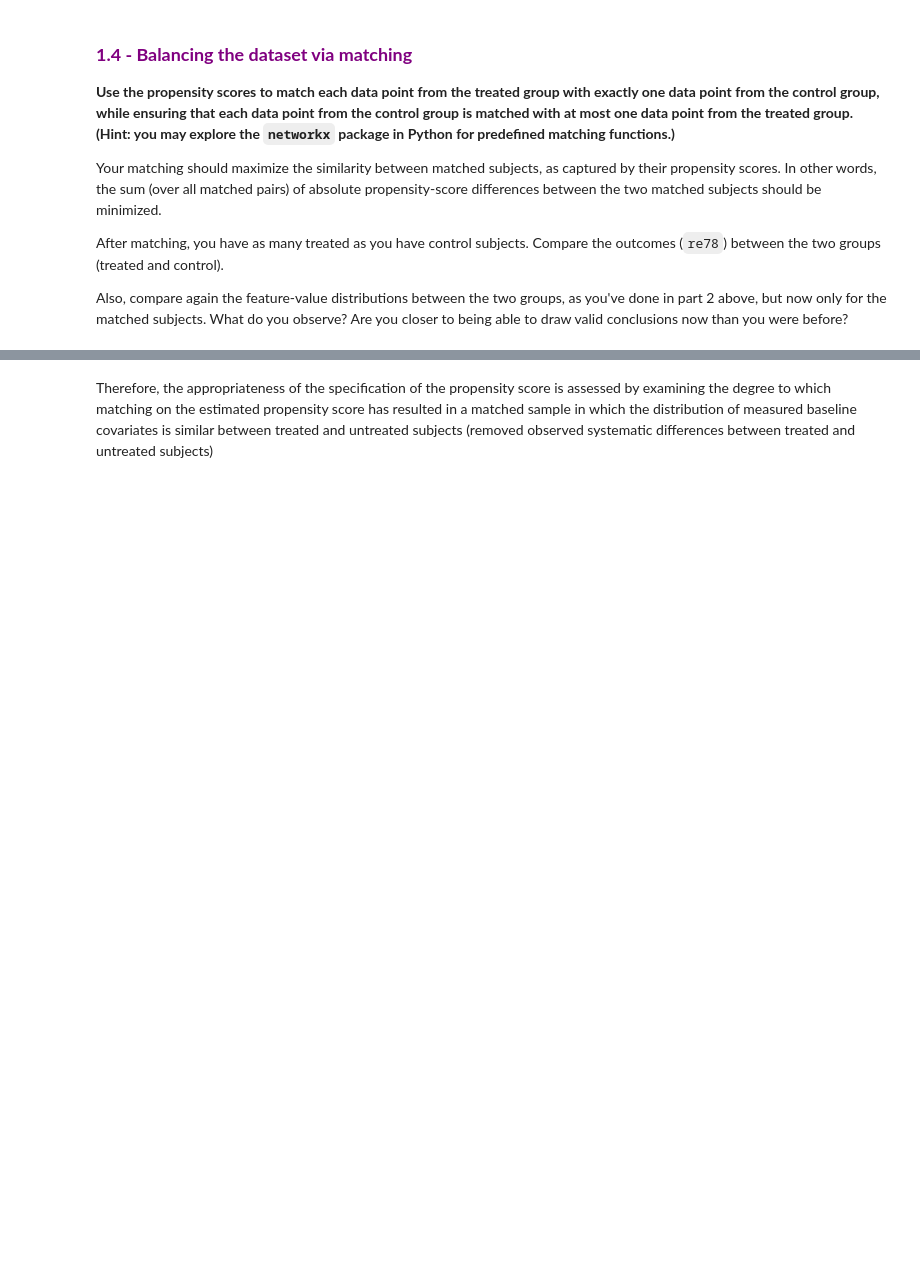
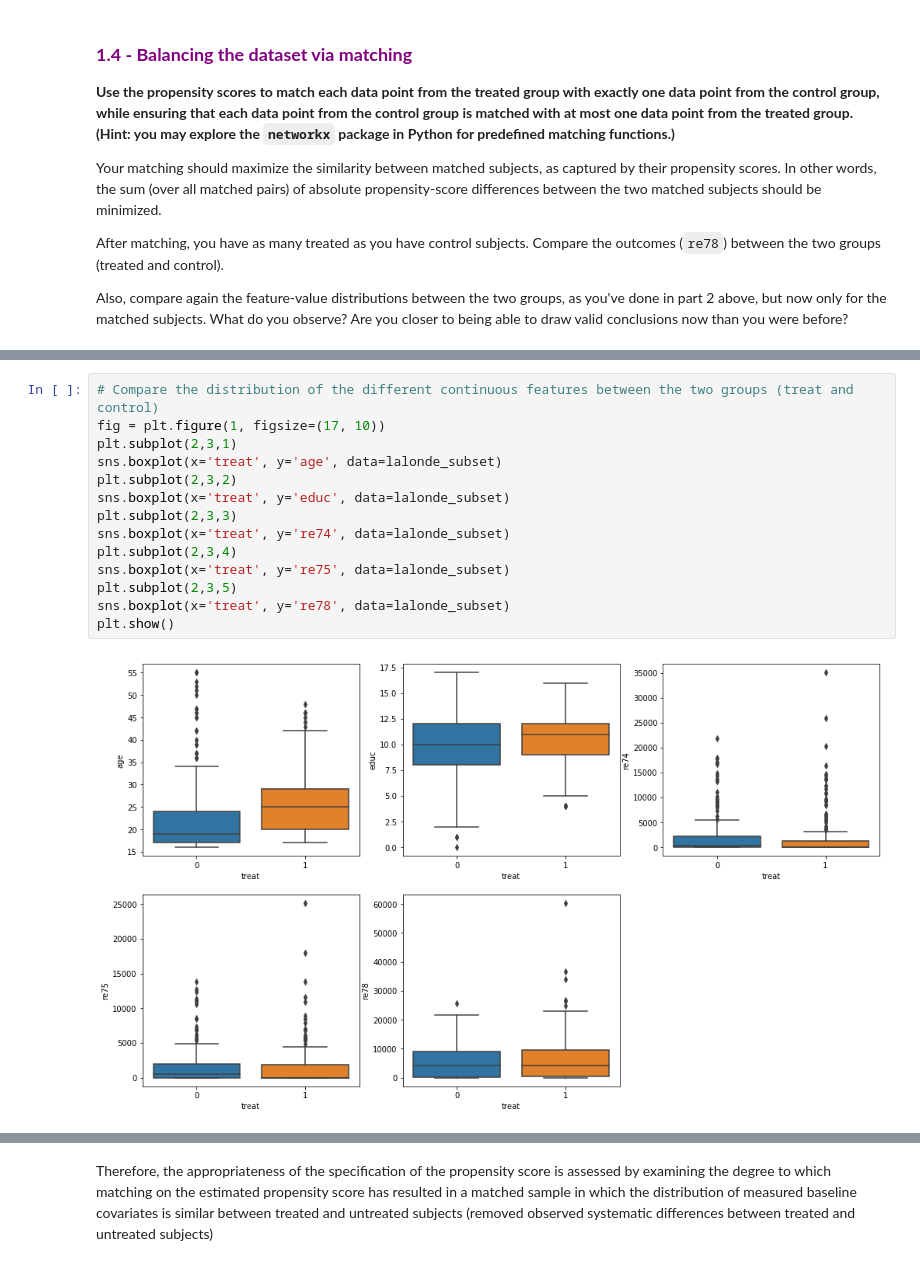
Before and after one commit to padesplaces/ada2017, a Jupyter notebook: 04 - Applied ML/Homework 4.ipynb, the cells around one changed output, grey strips where cells are left out. Saved outputs shown, nothing was run; the diff lists cells and outputs as text; blank space fills up the shorter version.

```diff
--- a/04 - Applied ML/Homework 4.ipynb
+++ b/04 - Applied ML/Homework 4.ipynb
@@ -376,0 +536,16 @@ False
+# %%
+# Compare the distribution of the different continuous features between the two groups (treat and control)
+fig = plt.figure(1, figsize=(17, 10))
+plt.subplot(2,3,1)
+sns.boxplot(x='treat', y='age', data=lalonde_subset)
+plt.subplot(2,3,2)
+sns.boxplot(x='treat', y='educ', data=lalonde_subset)
+plt.subplot(2,3,3)
+sns.boxplot(x='treat', y='re74', data=lalonde_subset)
+plt.subplot(2,3,4)
+sns.boxplot(x='treat', y='re75', data=lalonde_subset)
+plt.subplot(2,3,5)
+sns.boxplot(x='treat', y='re78', data=lalonde_subset)
+plt.show()
+# %% [output]
+[figure, added]
```
Also changed, not shown: parts of 43 cells of this notebook, 2 other files.
